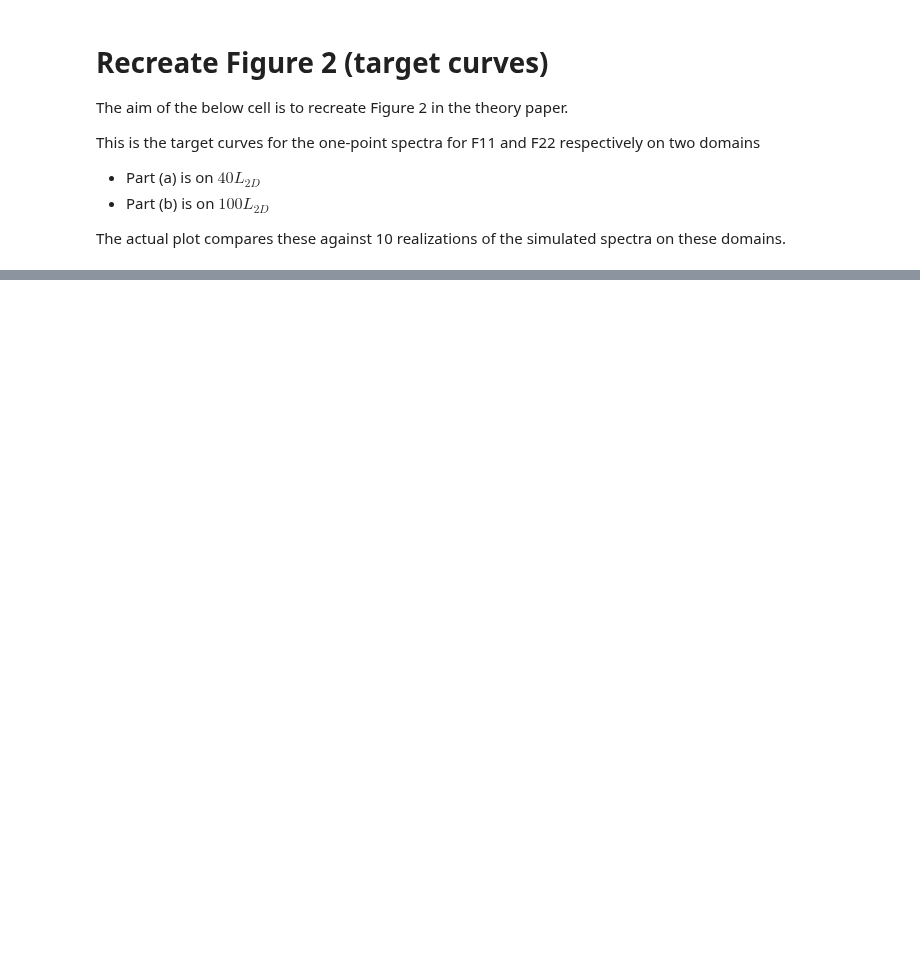
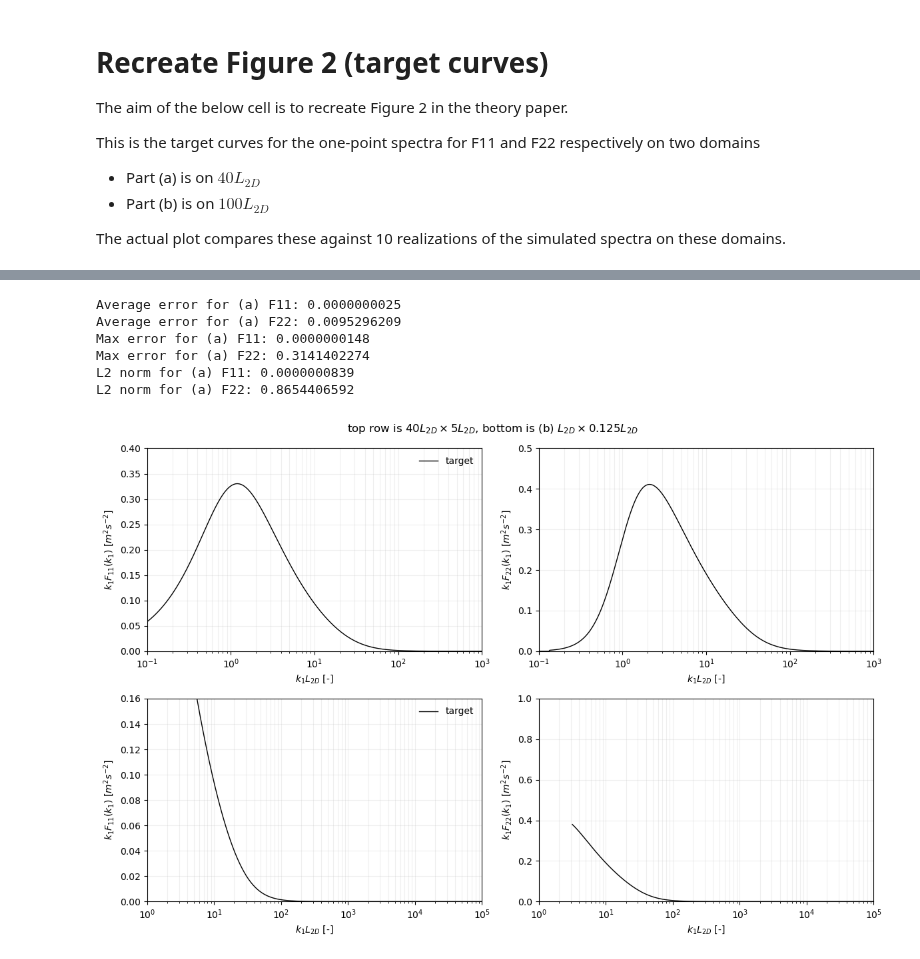
Before and after one commit to METHODS-Group/DRDMannTurb, a Jupyter notebook: examples-unrendered/MM_random_dev/eq6_numerical.ipynb, the cells around one changed output, grey strips where cells are left out. Drawn from its saved outputs; the diff is of its cells as text; code cells hidden in the pictures; blank space fills up the shorter version.

```diff
--- a/examples-unrendered/MM_random_dev/eq6_numerical.ipynb
+++ b/examples-unrendered/MM_random_dev/eq6_numerical.ipynb
@@ -500,16 +550,17 @@ The actual plot compares these against 10 realizations of the simulated spectra
 plt.clf(); plt.close('all');
 
 # Parameters
-L2D = 20 # km
+L2D = 20_000 # m
 sigma2 = 2 # (m/s)^2
 z_i = 500 # m
 psi = np.deg2rad(45)
-c = 1.0
+
+
+c = (8 * sigma2) / (9 * (L2D**(2/3)))
+c = 1.5e-7
 
 ########################################################################
 # Domain setup
-k1L_a = np.logspace(-1, 3, 400)
-k1L_b = np.logspace(0, 5, 400)
 
 
 # grab subplots, then helper for subplots
@@ -536,18 +587,68 @@ def setup_subplots(ax, ylim, is_F11 = True, is_a = True):
 #######################################################################
 # (a) Top plots - 40L2D x 4L2D domain
 
-F11_top = [k1 * eq6_numerical_F11_2D(k1, psi, L2D, z_i, attenuated=True) for k1 in k1L_a]
-F22_top = [k1 * eq6_numerical_F22_2D(k1, psi, L2D, z_i, attenuated=True) for k1 in k1L_a]
-
-ax1.plot(k1L_a, F11_top, "-", color="black", label="target", linewidth=1)
-ax1.plot(k1L_a, F22_top, "-", color="black", label="target", linewidth=1)
+k1L_a = np.logspace(-1, 3, 400)
 
 
+# Collect the arrays
+numerical_F11_a = []
+numerical_F22_a = []
+
+numerical_F11_err_a = []
+numerical_F22_err_a = []
+
+for k1 in k1L_a:
+    f11_res, f11_err = eq6_numerical_F11_2D(k1 / L2D, psi, L2D, z_i, c, attenuated=True, use_k=True)
+    f22_res, f22_err = eq6_numerical_F22_2D(k1 / L2D, psi, L2D, z_i, c, attenuated=True, use_k=True)
+
+    numerical_F11_a.append(k1 * f11_res)
+    numerical_F22_a.append(k1 * f22_res)
+
+    numerical_F11_err_a.append(f11_err)
+    numerical_F22_err_a.append(f22_err)
 
 
+# Print error stats
+print(f"Average error for (a) F11: {np.mean(numerical_F11_err_a):.10f}")
+print(f"Average error for (a) F22: {np.mean(numerical_F22_err_a):.10f}")
+
+print(f"Max error for (a) F11: {np.max(numerical_F11_err_a):.10f}")
+print(f"Max error for (a) F22: {np.max(numerical_F22_err_a):.10f}")
+
+print(f"L2 norm for (a) F11: {np.linalg.norm(numerical_F11_err_a):.10f}")
+print(f"L2 norm for (a) F22: {np.linalg.norm(numerical_F22_err_a):.10f}")
+
+ax1.plot(k1L_a, numerical_F11_a, "-", color="black", label="target", linewidth=1)
+setup_subplots(ax1, 0.4, is_F11=True, is_a=True)
+ax1.legend(frameon=False)
+
+ax2.plot(k1L_a, numerical_F22_a, "-", color="black", label="target", linewidth=1)
+setup_subplots(ax2, 0.5, is_F11=False, is_a=True)
 
 #######################################################################
 # (b) Bottom plots - L2D x 0.125L2D domain
 
-F11_bottom = [k1 * eq6_numerical_F11_2D(k1, psi, L2D, z_i, attenuated=True) for k1 in k1L_b]
-F22_bottom = [k1 * eq6_numerical_F22_2D(k1, psi, L2D, z_i, attenuated=True) for k1 in k1L_b]
+k1L_b = np.logspace(0.5, 5, 400)
+numerical_F11_b = []
+numerical_F22_b = []
+
+for k1 in k1L_b:
+    f11_res, _ = eq6_numerical_F11_2D(k1 / L2D, psi, L2D, z_i, c, attenuated=True, use_k=True)
+    f22_res, _ = eq6_numerical_F22_2D(k1 / L2D, psi, L2D, z_i, c, attenuated=True, use_k=True)
+
+    numerical_F11_b.append(k1 * f11_res)
+    numerical_F22_b.append(k1 * f22_res)
+
+ax3.plot(k1L_b, numerical_F11_b, "-", color="black", label="target", linewidth=1)
+setup_subplots(ax3, 0.16, is_F11=True, is_a=False)
+ax3.legend(frameon=False)
+
+ax4.plot(k1L_b, numerical_F22_b, "-", color="black", label="target", linewidth=1)
+setup_subplots(ax4, 1.0, is_F11=False, is_a=False)
+
+#########################################################################
+# Overall plot edits
+fig.suptitle(r"top row is $40L_{2D}\times 5L_{2D}$, bottom is (b) $L_{2D} \times 0.125L_{2D}$", y=0.98)
+plt.tight_layout()
+plt.show()
+# %% [output]
@@ -553,0 +672,7 @@ F22_bottom = [k1 * eq6_numerical_F22_2D(k1, psi, L2D, z_i, attenuated=True) for
+Average error for (a) F11: 0.0000000025
+Average error for (a) F22: 0.0095296209
+Max error for (a) F11: 0.0000000148
+Max error for (a) F22: 0.3141402274
+L2 norm for (a) F11: 0.0000000839
+L2 norm for (a) F22: 0.8654406592
+[figure, added]
```
Also changed, not shown: parts of 9 cells of this notebook, 2 other files.
